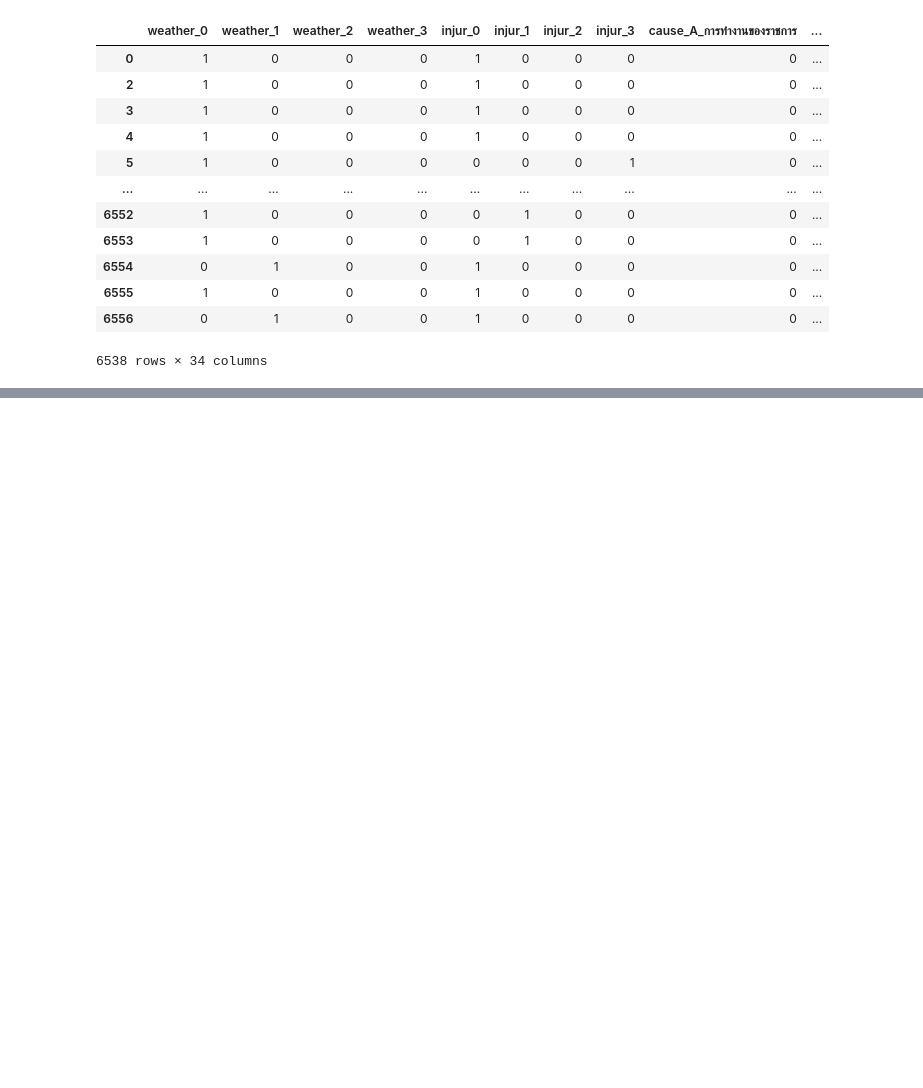
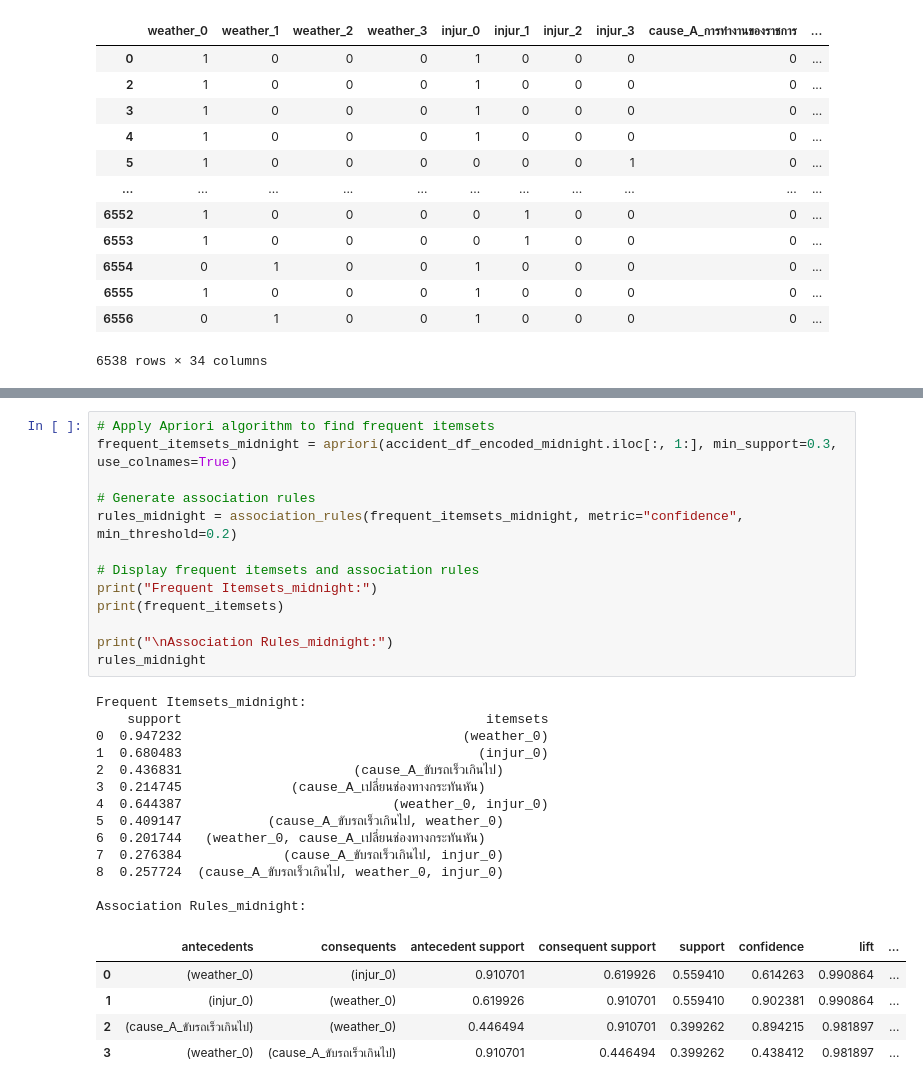
Before and after one commit to Thewaiii/BSC_DPDM23, a Jupyter notebook: Untitled4.ipynb, the cells around one changed output, grey strips where cells are left out. Saved outputs shown, nothing was run; the diff lists cells and outputs as text; blank space fills up the shorter version.

```diff
--- a/Untitled4.ipynb
+++ b/Untitled4.ipynb
@@ -463,0 +866,32 @@ frequent_itemsets
+# %%
+# Apply Apriori algorithm to find frequent itemsets
+frequent_itemsets_midnight = apriori(accident_df_encoded_midnight.iloc[:, 1:], min_support=0.3, use_colnames=True)
+
+# Generate association rules
+rules_midnight = association_rules(frequent_itemsets_midnight, metric="confidence", min_threshold=0.2)
+
+# Display frequent itemsets and association rules
+print("Frequent Itemsets_midnight:")
+print(frequent_itemsets)
+
+print("\nAssociation Rules_midnight:")
+rules_midnight
+# %% [output]
+Frequent Itemsets_midnight:
+    support                                       itemsets
+0  0.947232                                    (weather_0)
+1  0.680483                                      (injur_0)
+2  0.436831                      (cause_A_ขับรถเร็วเกินไป)
+3  0.214745              (cause_A_เปลี่ยนช่องทางกระทันหัน)
+4  0.644387                           (weather_0, injur_0)
+5  0.409147           (cause_A_ขับรถเร็วเกินไป, weather_0)
+6  0.201744   (weather_0, cause_A_เปลี่ยนช่องทางกระทันหัน)
+7  0.276384             (cause_A_ขับรถเร็วเกินไป, injur_0)
+8  0.257724  (cause_A_ขับรถเร็วเกินไป, weather_0, injur_0)
+
+Association Rules_midnight:
+|  | antecedents | consequents | antecedent support | consequent support | support | confidence | lift | ... |
+| 0 | (weather_0) | (injur_0) | 0.910701 | 0.619926 | 0.559410 | 0.614263 | 0.990864 | ... |
+| 1 | (injur_0) | (weather_0) | 0.619926 | 0.910701 | 0.559410 | 0.902381 | 0.990864 | ... |
+| 2 | (cause_A_ขับรถเร็วเกินไป) | (weather_0) | 0.446494 | 0.910701 | 0.399262 | 0.894215 | 0.981897 | ... |
+| 3 | (weather_0) | (cause_A_ขับรถเร็วเกินไป) | 0.910701 | 0.446494 | 0.399262 | 0.438412 | 0.981897 | ... |
```
Also changed, not shown: parts of 16 cells of this notebook.
